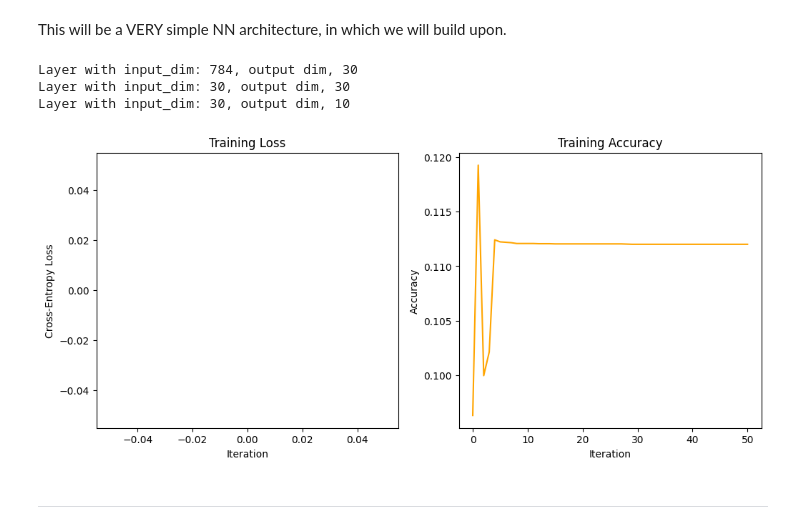
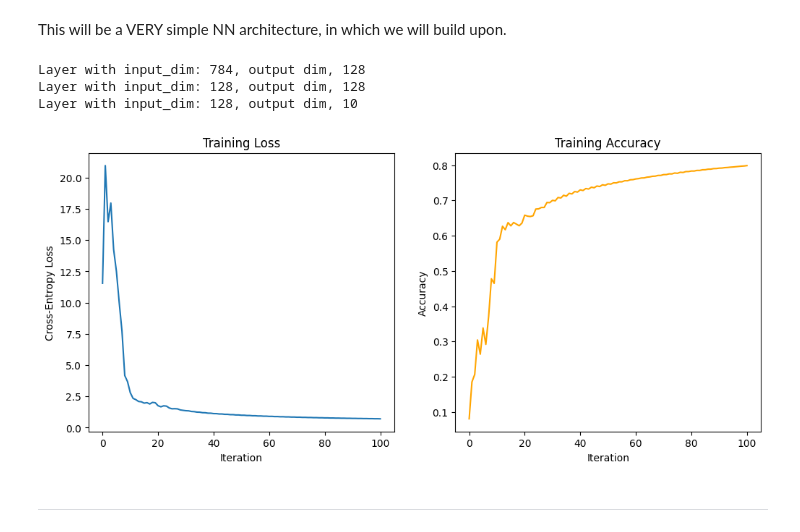
Before and after one commit to XanderBaatz/02456-deep-learning, a Jupyter notebook: notebooks/FFN.ipynb, the cells around one changed output. Drawn from its saved outputs; the diff is of its cells as text; code cells hidden in the pictures.

```diff
--- a/notebooks/FFN.ipynb
+++ b/notebooks/FFN.ipynb
@@ -103,8 +100,8 @@ class Layer:
         self.z = activation(self.activation, self.a)
         return self.z
 # %%
-layer1 = Layer(784, 15, "RELU")
-output = Layer(15, 10, "Softmax")
+layer1 = Layer(784, 128, "RELU")
+output = Layer(128, 10, "Softmax")
 
 layer1.forward(X_flat)
 output.forward(layer1.z)
@@ -146,7 +143,11 @@ We are not getting a output, we are purely working with multi-class classficatio
 # %% [markdown]
 We will be implementing cross entropy (numerical stable version from lecture)
 # %%
-loss = -np.sum(y_train_onehot * np.log(output.z)) / y_train_onehot.shape[0]
+
+eps = 1e-15
+probs = np.clip(output.z, eps, 1 - eps)
+loss = -np.sum(y_train_onehot * np.log(probs)) / y_train_onehot.shape[0]
+
 
 print("Cross Entropy Loss:", loss)
 # %% [output]
@@ -322,20 +328,17 @@ Final Accuracy: 0.10396296296296297
 # %% [markdown]
 This will be a VERY simple NN architecture, in which we will build upon.
 # %%
-def activation(activationName, Z):
-    if activationName == "RELU":
-        return np.maximum(0, Z)
+def activation(name, x):
+    if name == "RELU":
+        return np.maximum(0, x)
+    elif name == "Softmax":
+        e_x = np.exp(x - np.max(x, axis=1, keepdims=True))
+        return e_x / np.sum(e_x, axis=1, keepdims=True)
 
-    if activationName == "Softmax":
-        # x: (batch_size, n_classes)
-        x_shifted = Z - np.max(Z, axis=-1, keepdims=True)
-        e_x = np.exp(x_shifted)
-        return e_x / e_x.sum(axis=-1, keepdims=True)
 
 def activation_derivative(activationName, Z):
     if activationName == "RELU":
-        return (Z > 0).astype(float)  # 1 where Z > 0, else 0
-    # add more derivatives if needed
+        return (Z > 0).astype(float)
 # %%
 class NeuralNetwork:
     def __init__(self):
@@ -434,9 +439,9 @@ class Layer:
 nn = NeuralNetwork()
 
 #Architecture
-nn.linearLayer(784, 30, "RELU")
-nn.linearLayer(30, 30, "RELU")
-nn.linearLayer(30, 10, "Softmax")
+nn.linearLayer(784, 128, "RELU")
+nn.linearLayer(128, 128, "RELU")
+nn.linearLayer(128, 10, "Softmax")
 
 loss_list = []
 accuracy_list = []
@@ -447,39 +452,42 @@ loss_list.append(nn.returnLoss(y_train_onehot))
 y_pred = np.argmax(nn.layers[-1].z, axis=1)
 y_true = np.argmax(y_train_onehot, axis=1)
 accuracy_list.append(np.mean(y_pred == y_true))
 
-for i in range(50):
+for i in range(100):
     # Compute gradients and update weights
-    nn.backward(X_flat, y_train_onehot, lr=0.01)
+    nn.backward(X_flat, y_train_onehot, lr=0.001)
+    #debug
+    #print("dW2 norm:", np.linalg.norm(nn.layers[-1].dW))
+
 
     # Recompute forward after weight update
     nn.Forward(X_flat)
 
     # Record metrics
     loss = nn.returnLoss(y_train_onehot)
     loss_list.append(loss)
 
     y_pred = np.argmax(nn.layers[-1].z, axis=1)
     acc = np.mean(y_pred == y_true)
     accuracy_list.append(acc)
 
 plt.figure(figsize=(12,5))
 plt.subplot(1,2,1)
 plt.plot(loss_list)
 plt.xlabel("Iteration")
 plt.ylabel("Cross-Entropy Loss")
 plt.title("Training Loss")
 plt.subplot(1,2,2)
 plt.plot(accuracy_list, color="orange")
 plt.xlabel("Iteration")
 plt.ylabel("Accuracy")
 plt.title("Training Accuracy")
 plt.show()
 # %% [output]
-Layer with input_dim: 784, output dim, 30
-Layer with input_dim: 30, output dim, 30
-Layer with input_dim: 30, output dim, 10
+Layer with input_dim: 784, output dim, 128
+Layer with input_dim: 128, output dim, 128
+Layer with input_dim: 128, output dim, 10
-[figure, old version]
+[figure, new version]
 # %% [markdown]
 ___
 # %% [markdown]
```
Also changed, not shown: parts of 10 cells of this notebook.
